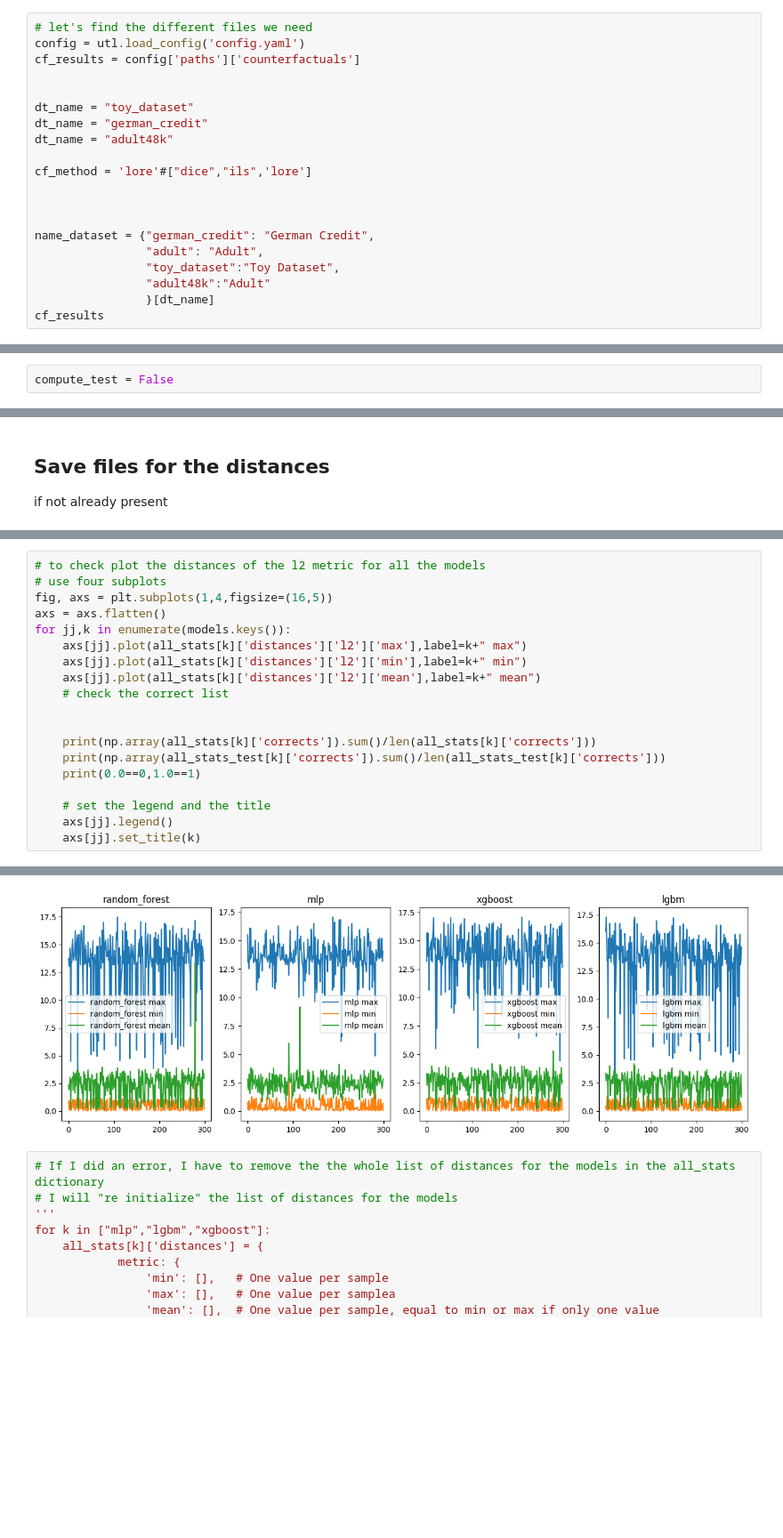
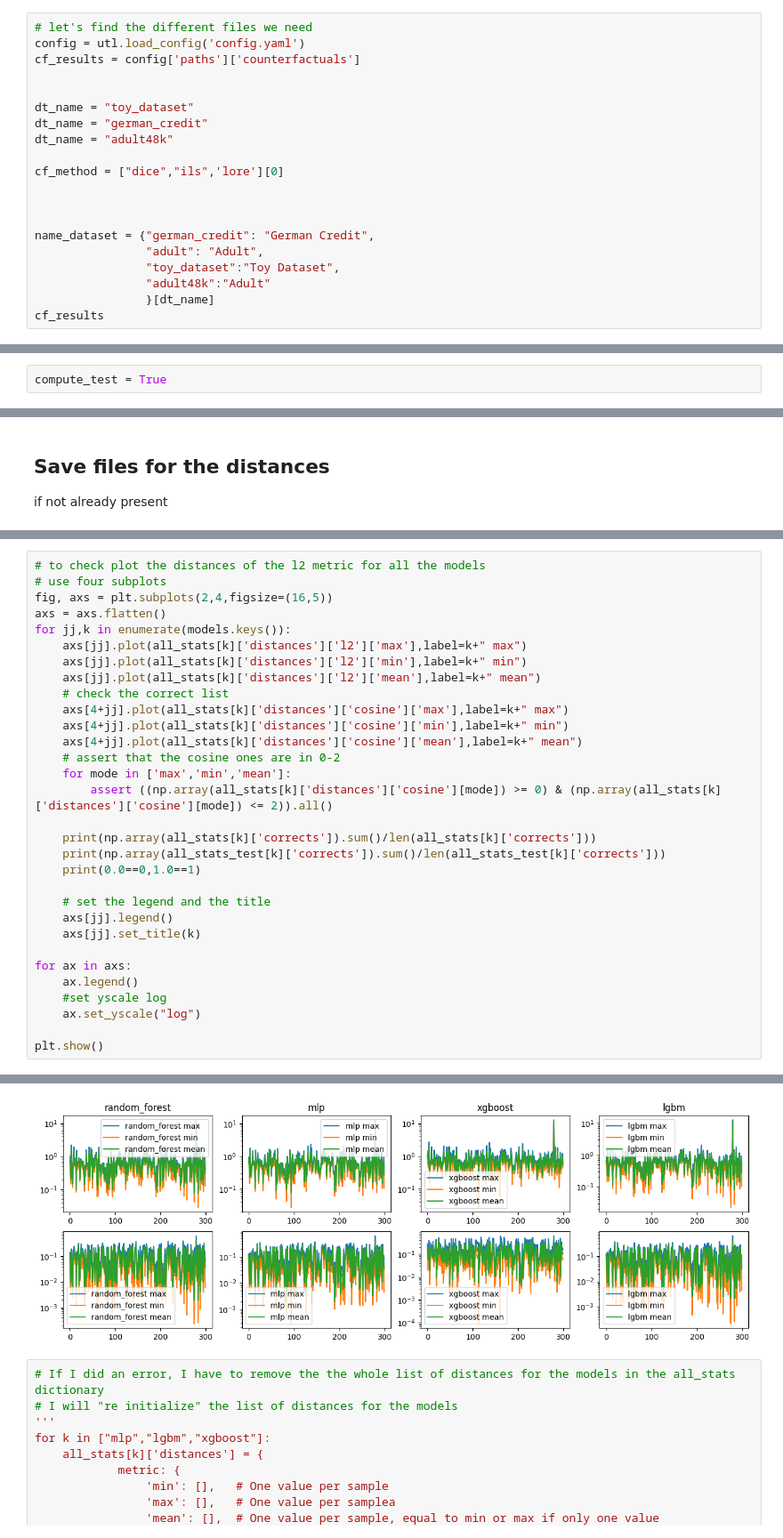
Before and after one commit to clarapunzi/SC-CE, a Jupyter notebook: 1_compute_distances.ipynb, the cells around one changed output, grey strips where cells are left out. Shown at 89% size. Saved outputs shown, nothing was run; the diff lists cells and outputs as text; blank space fills up the shorter version.

```diff
--- a/1_compute_distances.ipynb
+++ b/1_compute_distances.ipynb
@@ -33,7 +33,7 @@ dt_name = "toy_dataset"
 dt_name = "german_credit"
 dt_name = "adult48k"
 
-cf_method = 'lore'#["dice","ils",'lore']
+cf_method = ["dice","ils",'lore'][0]
 
 
 
@@ -231,7 +231,7 @@ lgbm computed? False
 (0 elements computed)
          test? False
 # %%
-compute_test = False
+compute_test = True
 # %%
 all_stats_tmp = all_stats_test if compute_test else all_stats
 def select_test (x):return "test" in x if compute_test else ("test" not in x)
@@ -415,14 +415,19 @@ False
 # %%
 # to check plot the distances of the l2 metric for all the models
 # use four subplots
-fig, axs = plt.subplots(1,4,figsize=(16,5))
+fig, axs = plt.subplots(2,4,figsize=(16,5))
 axs = axs.flatten()
 for jj,k in enumerate(models.keys()):
     axs[jj].plot(all_stats[k]['distances']['l2']['max'],label=k+" max")
     axs[jj].plot(all_stats[k]['distances']['l2']['min'],label=k+" min")
     axs[jj].plot(all_stats[k]['distances']['l2']['mean'],label=k+" mean")
     # check the correct list
-
+    axs[4+jj].plot(all_stats[k]['distances']['cosine']['max'],label=k+" max")
+    axs[4+jj].plot(all_stats[k]['distances']['cosine']['min'],label=k+" min")
+    axs[4+jj].plot(all_stats[k]['distances']['cosine']['mean'],label=k+" mean")
+    # assert that the cosine ones are in 0-2
+    for mode in ['max','min','mean']:
+        assert ((np.array(all_stats[k]['distances']['cosine'][mode]) >= 0) & (np.array(all_stats[k]['distances']['cosine'][mode]) <= 2)).all()
 
     print(np.array(all_stats[k]['corrects']).sum()/len(all_stats[k]['corrects']))
     print(np.array(all_stats_test[k]['corrects']).sum()/len(all_stats_test[k]['corrects']))
@@ -431,5 +436,12 @@ for jj,k in enumerate(models.keys()):
     # set the legend and the title
     axs[jj].legend()
     axs[jj].set_title(k)
+
+for ax in axs:
+    ax.legend()
+    #set yscale log
+    ax.set_yscale("log")
+
+plt.show()
 # %% [output]
 0.8633333333333333
@@ -446,5 +458,5 @@ nan
 True True
-[figure, old version]
+[figure, new version]
 # %%
 # If I did an error, I have to remove the the whole list of distances for the models in the all_stats dictionary
 # I will "re initialize" the list of distances for the models
```
Also changed, not shown: parts of 13 cells of this notebook, 3 other files.
